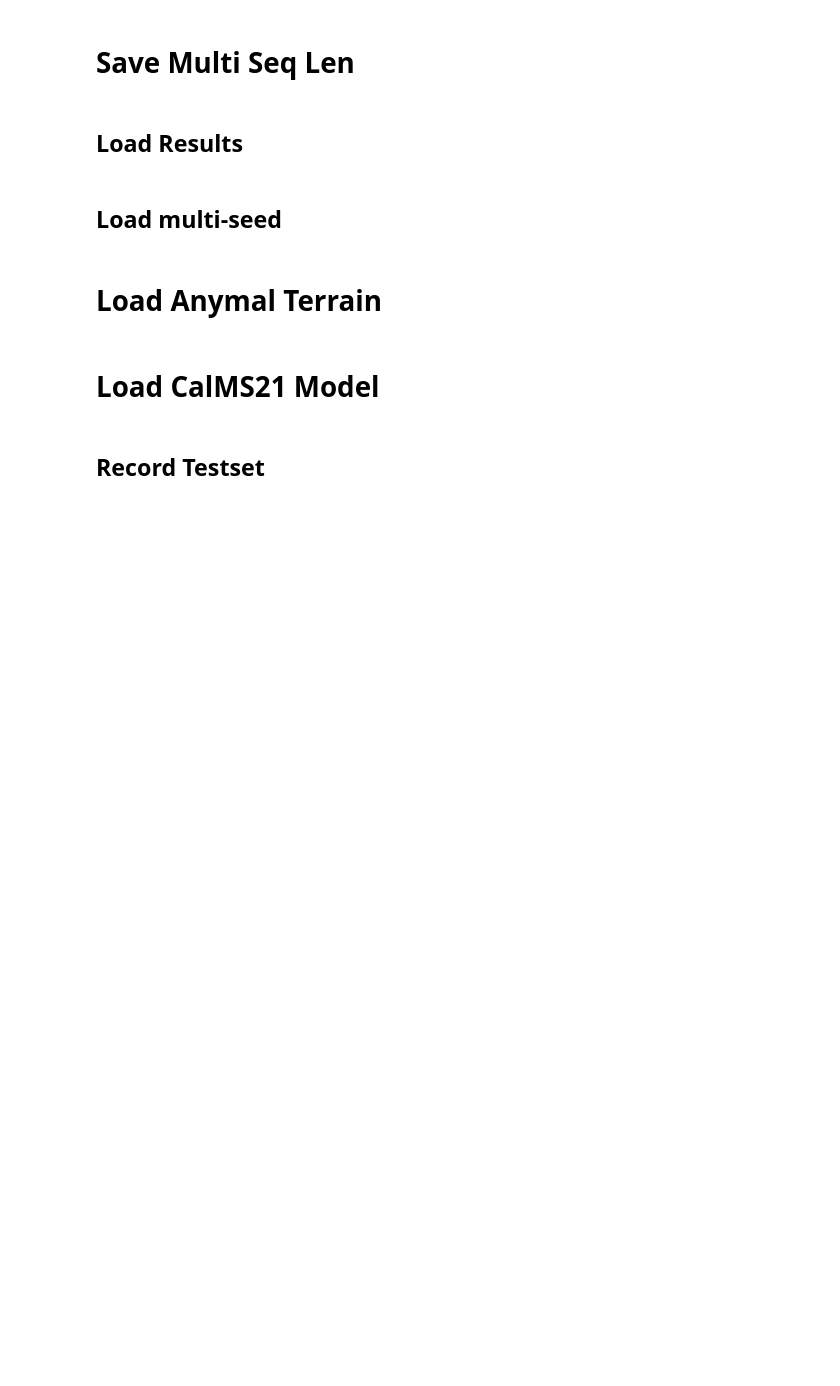
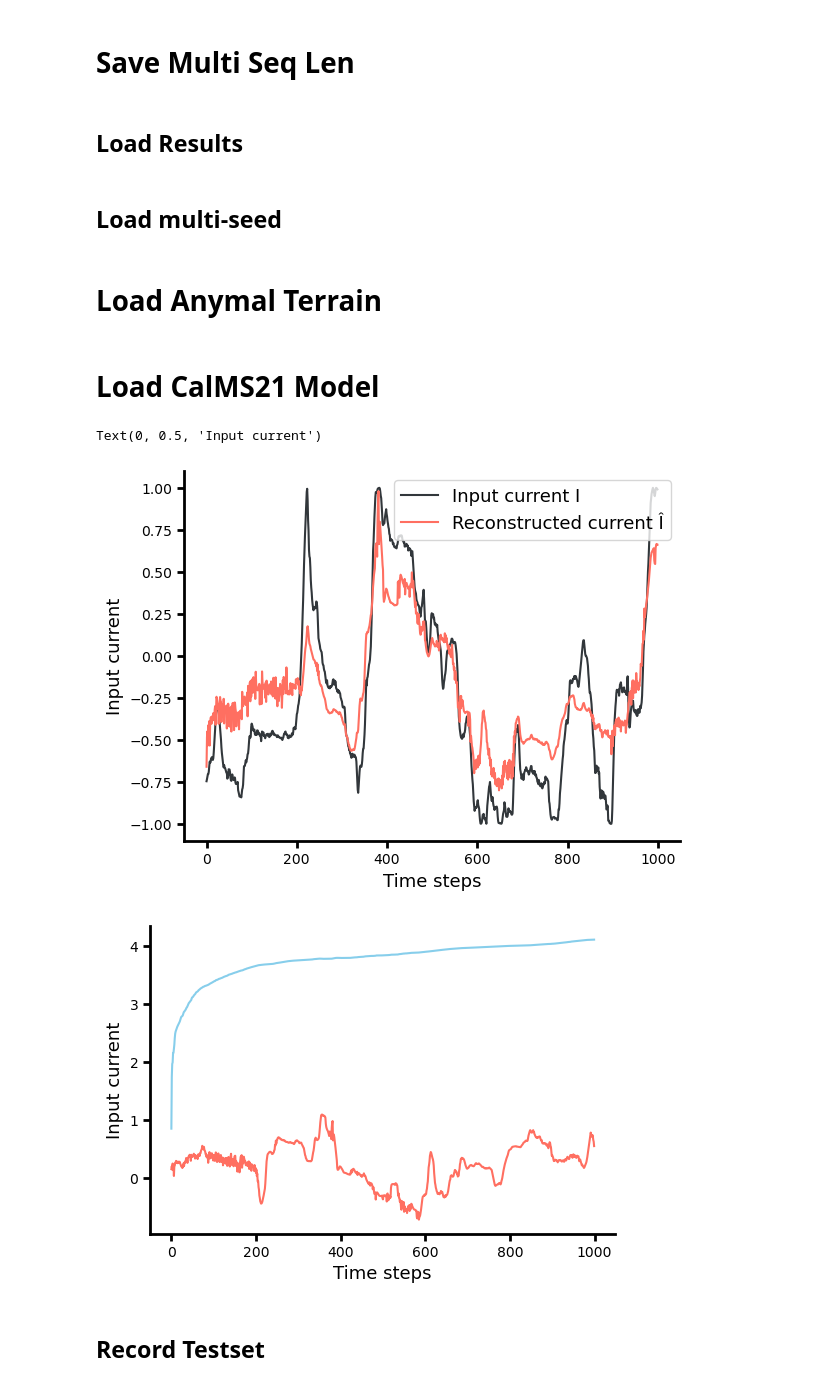
Before and after one commit to elliottabe/TiDHy, a Jupyter notebook: TiDHy_Figures_revision02.ipynb, the cells around one changed output. Saved outputs shown, nothing was run; the diff lists cells and outputs as text; code cells hidden in the pictures; blank space fills up the shorter version.

```diff
--- a/TiDHy_Figures_revision02.ipynb
+++ b/TiDHy_Figures_revision02.ipynb
@@ -2148,26 +2148,30 @@ R_bar = jnp.stack([result_dict[str(seq)]['R_bar'].reshape(-1, result_dict[str(se
 R2_hat = jnp.stack([result_dict[str(seq)]['R2_hat'].reshape(-1, result_dict[str(seq)]['R2_hat'].shape[-1]) for seq in seq_len])
 # %%
 ts = 0
-feature = -1
+feature = -5
 T_max = 1000
 plt.plot(I[ts,:T_max, feature], color=clr2b[0], label='Input current I')
 plt.plot(Ihat[ts,:T_max, feature], color=clr2b[1], label='Reconstructed current Î')
 # plt.plot(Ibar[ts,:T_max, feature], color=clr2b[2], label='Smoothed current Ī')
 plt.xlabel('Time steps', fontsize=fontsize)
 plt.ylabel('Input current', fontsize=fontsize)
 plt.legend(fontsize=fontsize)
 
 ts = 1
 feature = 0
 T_max = 1000
 fig,axs = plt.subplots(1,1, figsize=(6,4))
 ax = axs
 # ax.plot(R_bar[ts,:T_max, feature], color=clr2b[0], label='Input current I')
 ax.plot(R_hat[ts,:T_max, feature], color=clr2b[1], label='Reconstructed current Î')
 ax.plot(R2_hat[ts,:T_max, feature], color=clr2b[2], label='Smoothed current Ī')
 ax.set_xlabel('Time steps', fontsize=fontsize)
 ax.set_ylabel('Input current', fontsize=fontsize)
 # plt.legend(fontsize=fontsize)
+# %% [output]
+Text(0, 0.5, 'Input current')
+[figure, added]
+[figure, added]
 # %%
 %matplotlib widget
 # %%
```
Also changed, not shown: parts of 18 cells of this notebook, 14 other files.
